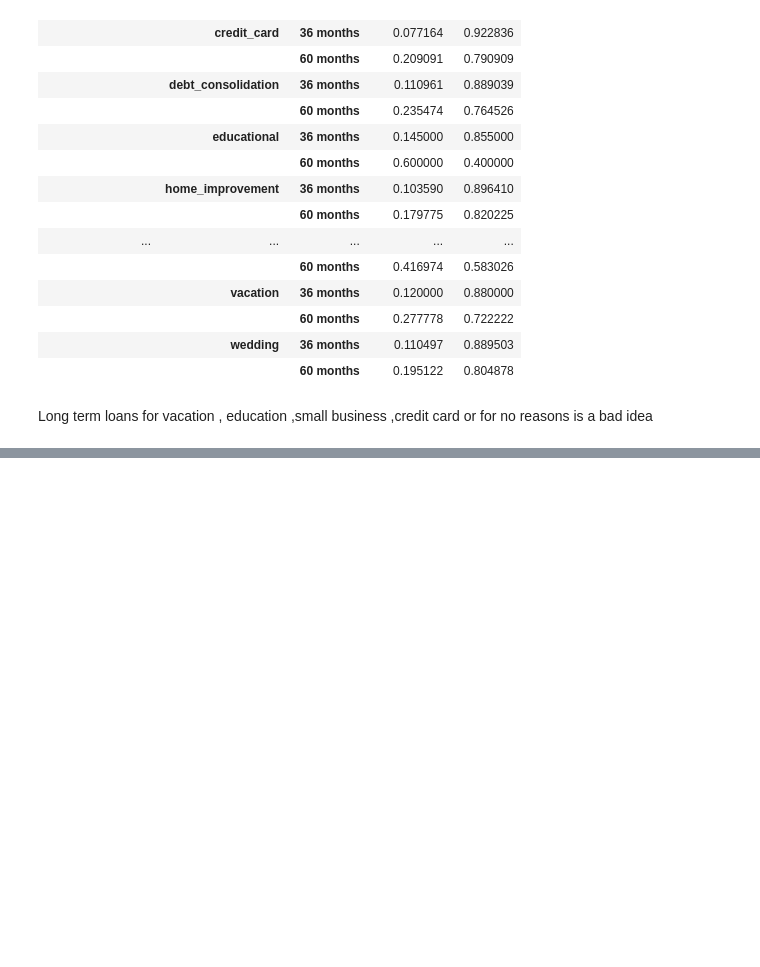
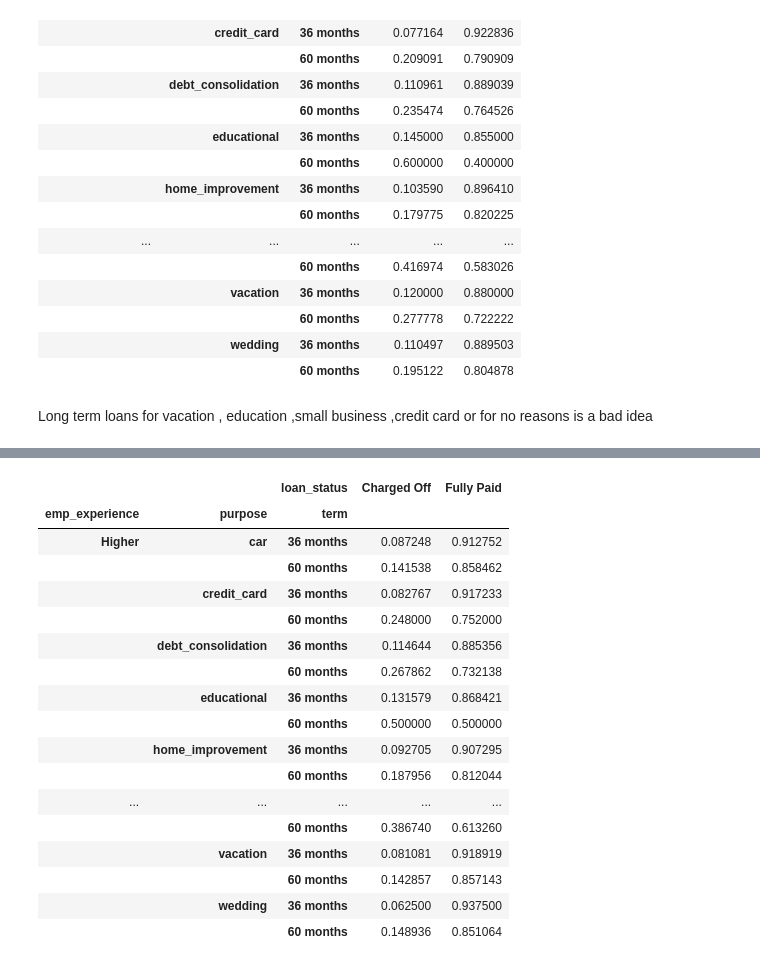
Before and after one commit to karthikmnkrishna/Loan-default-prediction, a Jupyter notebook: Lending_case_Study_combine.ipynb, the cells around one changed output, grey strips where cells are left out. Saved outputs shown, nothing was run; the diff lists cells and outputs as text; code cells hidden in the pictures; blank space fills up the shorter version.

```diff
--- a/Lending_case_Study_combine.ipynb
+++ b/Lending_case_Study_combine.ipynb
@@ -1914,0 +1963,23 @@ Long term loans for vacation , education ,small business ,credit card or for no
+# %%
+pd.crosstab([loans.emp_experience,loans.purpose, loans.term ],
+            [loans.loan_status],values=loans.loan_amnt,aggfunc='count',
+           normalize='index')
+# %% [output]
+|  |  | loan_status | Charged Off | Fully Paid |
+| emp_experience | purpose | term |  |  |
+| Higher | car | 36 months | 0.087248 | 0.912752 |
+|  |  | 60 months | 0.141538 | 0.858462 |
+|  | credit_card | 36 months | 0.082767 | 0.917233 |
+|  |  | 60 months | 0.248000 | 0.752000 |
+|  | debt_consolidation | 36 months | 0.114644 | 0.885356 |
+|  |  | 60 months | 0.267862 | 0.732138 |
+|  | educational | 36 months | 0.131579 | 0.868421 |
+|  |  | 60 months | 0.500000 | 0.500000 |
+|  | home_improvement | 36 months | 0.092705 | 0.907295 |
+|  |  | 60 months | 0.187956 | 0.812044 |
+| ... | ... | ... | ... | ... |
+|  |  | 60 months | 0.386740 | 0.613260 |
+|  | vacation | 36 months | 0.081081 | 0.918919 |
+|  |  | 60 months | 0.142857 | 0.857143 |
+|  | wedding | 36 months | 0.062500 | 0.937500 |
+|  |  | 60 months | 0.148936 | 0.851064 |
```
Also changed, not shown: parts of 8 cells of this notebook.
